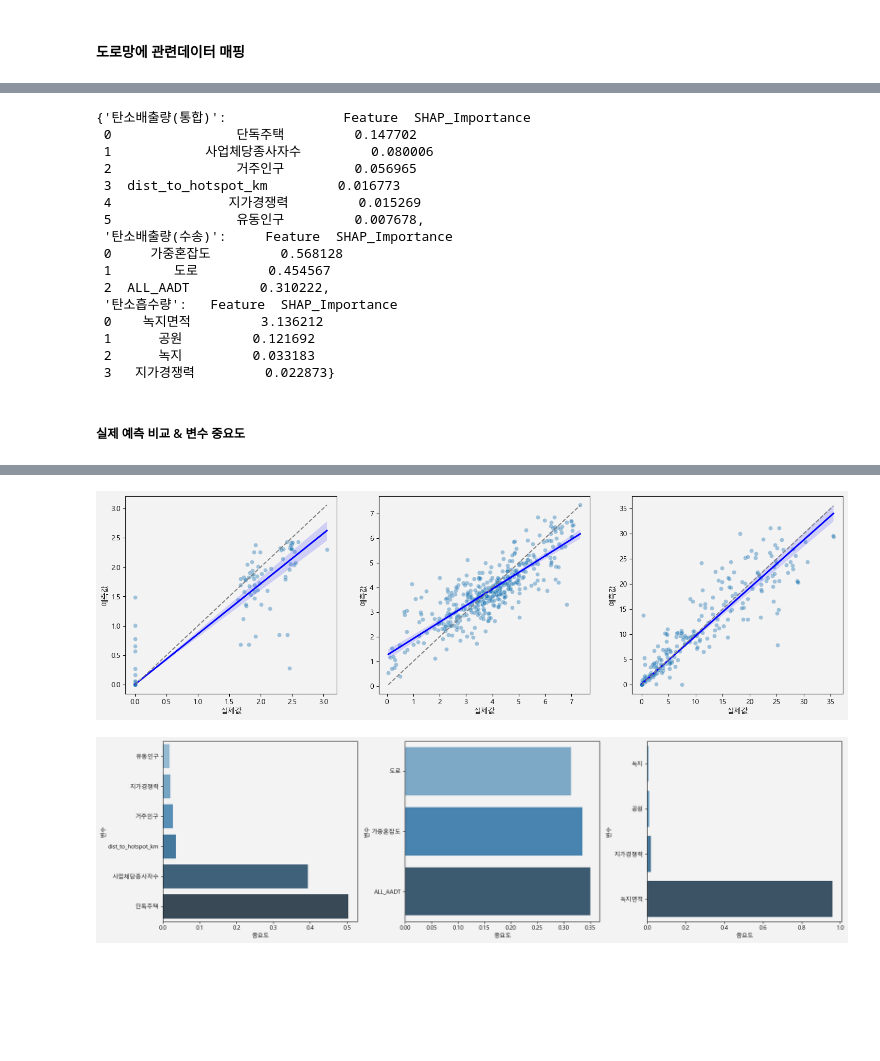
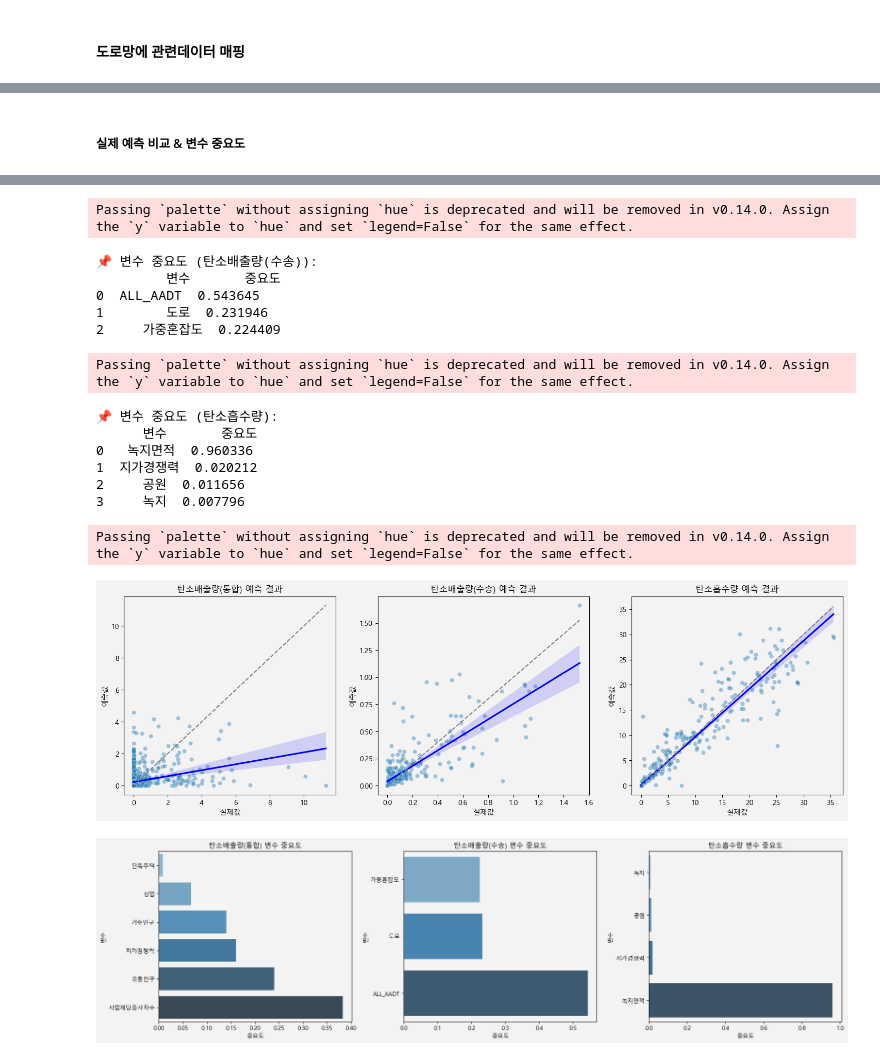
Before and after one commit to DDalaDDula/Forecasting_Carbon_Emissions_in_New_Towns_and_Analyzing_the_Carbon_Reduction_Impact_of_Future_Mobili, a Jupyter notebook: (1)분석대상지.ipynb, the cells around one changed output, grey strips where cells are left out. Cells and saved outputs as stored; diff of their text form; code cells hidden in the pictures; blank space fills up the shorter version.

```diff
--- a/(1)분석대상지.ipynb
+++ b/(1)분석대상지.ipynb
@@ -1405,6 +1417,7 @@ emission_transport = (
 emission_transport = gpd.GeoDataFrame(emission_transport, geometry='geometry')
 emission_transport = emission_transport.rename(columns={'grid_cd': 'gid', 'road_tco2': '탄소배출량(수송)'})
 emission_transport = emission_transport[['gbn', 'gid', 'geometry', '탄소배출량(수송)']]
+emission_transport['탄소배출량(수송)']   = emission_transport['탄소배출량(수송)'] / 1000 #  1 / 1000 스케일(kg → ton) 오류 보정
 
 # grid_result에 병합 (gid 기준, 좌측조인)
 grid_result = grid_result.merge(
@@ -1471,10 +1466,10 @@ grid_result["탄소배출량(통합)"] = (
     grid_result["탄소배출량(가스)"] +
     grid_result["탄소배출량(난방)"]
 )
-grid_result.drop(columns=["탄소배출량(전기)", "탄소배출량(가스)", "탄소배출량(난방)"], inplace=True)
+#grid_result.drop(columns=["탄소배출량(전기)", "탄소배출량(가스)", "탄소배출량(난방)"], inplace=True)
 
 # Log Scale 변환
-grid_result['탄소배출량(통합)'] = np.log1p(grid_result['탄소배출량(통합)'])
+#grid_result['탄소배출량(통합)'] = np.log1p(grid_result['탄소배출량(통합)'])
 # %%
 # 관심 열
 land_cols = ['기타', '공동주택', '도로', '공원', '녹지', '하천', '상업', '단독주택', '산업']
@@ -1774,12 +1798,12 @@ for i, var in enumerate(target_vars):
     ax = axes[i]
     ax.set_facecolor('#f4f3f3')  # 플롯 영역 배경색
     # 상관계수 계산
-    corr = grid_result['가중혼잡도'].corr(grid_result[var])
+    corr = grid_result['공동주택'].corr(grid_result[var])
     print(f"피어슨 상관계수: {corr:.3f}")
 
     sns.regplot(
         data=grid_result,
-        x='가중혼잡도',
+        x='공동주택',
         y=var,
         ax=ax,
         line_kws={"alpha": 0.6, "color": 'blue'},
@@ -1788,7 +1812,7 @@ for i, var in enumerate(target_vars):
         color='#1f78b4'
     )
 
-    ax.set_xlabel('가중혼잡도')
+    ax.set_xlabel('공동주택')
     ax.set_ylabel(var)
 
 plt.tight_layout()
@@ -1853,7 +1861,7 @@ import numpy as np
 
 # 예측 설정 목록
 targets = {
-    '탄소배출량(통합)': ['거주인구', '유동인구', 'dist_to_hotspot_km', '사업체당종사자수', '지가경쟁력', '단독주택'],
+    '탄소배출량(통합)': ['거주인구', '유동인구', '사업체당종사자수', '지가경쟁력', '상업', '단독주택'],
     '탄소배출량(수송)': ['ALL_AADT', '가중혼잡도', '도로'],
     '탄소흡수량': ['지가경쟁력', '공원', '녹지', '녹지면적']
 }
@@ -1874,7 +1882,13 @@ for target, features in targets.items():
     # ✅ 이상값 제거는 '탄소배출량(통합)'만 수행
     if target == '탄소배출량(통합)':
         for var in features:
-            df = df[~((df[var] == 0) & (df[target] > 0))]
+            df = df[
+        ~(
+            #((grid_result[var] == 0) & (grid_result[var] > 0)) |
+            ((grid_result[var] > 0) & (grid_result[var] == 0))
+        )
+    ]
+
 
     # 학습/테스트 분할
     X = df[features]
@@ -1987,22 +1941,3 @@ for target, features in targets.items():
-# %%
-shap_values_all
-# %% [output]
-{'탄소배출량(통합)':               Feature  SHAP_Importance
- 0                단독주택         0.147702
- 1            사업체당종사자수         0.080006
- 2                거주인구         0.056965
- 3  dist_to_hotspot_km         0.016773
- 4               지가경쟁력         0.015269
- 5                유동인구         0.007678,
- '탄소배출량(수송)':     Feature  SHAP_Importance
- 0     가중혼잡도         0.568128
- 1        도로         0.454567
- 2  ALL_AADT         0.310222,
- '탄소흡수량':   Feature  SHAP_Importance
- 0    녹지면적         3.136212
- 1      공원         0.121692
- 2      녹지         0.033183
- 3   지가경쟁력         0.022873}
 # %% [markdown]
 ##### 실제 예측 비교 & 변수 중요도
 # %%
@@ -2021,7 +1956,12 @@ for i, (target, features) in enumerate(targets.items()):
     # 이상값 제거: 통합만
     if target == '탄소배출량(통합)':
         for var in features:
-            df = df[~((df[var] == 0) & (df[target] > 0))]
+            df = df[
+        ~(
+            ((grid_result[var] == 0) & (grid_result[var] > 0)) |
+            ((grid_result[var] > 0) & (grid_result[var] == 0))
+        )
+    ]
 
     # 분할
     X = df[features]
@@ -2038,16 +1978,23 @@ for i, (target, features) in enumerate(targets.items()):
     ax.set_facecolor('#f4f3f3')
     sns.scatterplot(x=y_test, y=y_pred, alpha=0.4, ax=ax)
     sns.regplot(x=y_test, y=y_pred, scatter=False, color='blue', ax=ax)
-    ax.plot([y_test.min(), y_test.max()], [y_test.min(), y_test.max()], '--', color='gray') # 예측 vs 실제
+    ax.plot([y_test.min(), y_test.max()], [y_test.min(), y_test.max()], '--', color='gray')
     ax.set_xlabel("실제값")
     ax.set_ylabel("예측값")
+    ax.set_title(f"{target} 예측 결과")
+
+    # 변수 중요도 계산 및 출력
+    importances = rf.feature_importances_
+    imp_df = pd.DataFrame({'변수': features, '중요도': importances}).sort_values(by='중요도', ascending=False).reset_index(drop=True)
+
+    print(f"\n📌 변수 중요도 ({target}):")
+    print(imp_df)
 
     # 변수 중요도 시각화
-    importances = rf.feature_importances_
-    imp_df = pd.DataFrame({'변수': features, '중요도': importances}).sort_values(by='중요도', ascending=True)
     ax2 = axes_imp[i]
     ax2.set_facecolor('#f4f3f3')
-    sns.barplot(data=imp_df, x='중요도', y='변수', palette='Blues_d', ax=ax2) # 변수 중요도
+    sns.barplot(data=imp_df.sort_values(by='중요도'), x='중요도', y='변수', palette='Blues_d', ax=ax2)
+    ax2.set_title(f"{target} 변수 중요도")
 
 plt.tight_layout()
 plt.show()
@@ -2068,2 +2010,16 @@ Passing `palette` without assigning `hue` is deprecated and will be removed in v
+Passing `palette` without assigning `hue` is deprecated and will be removed in v0.14.0. Assign the `y` variable to `hue` and set `legend=False` for the same effect.
+📌 변수 중요도 (탄소배출량(수송)):
+         변수       중요도
+0  ALL_AADT  0.543645
+1        도로  0.231946
+2     가중혼잡도  0.224409
+Passing `palette` without assigning `hue` is deprecated and will be removed in v0.14.0. Assign the `y` variable to `hue` and set `legend=False` for the same effect.
+📌 변수 중요도 (탄소흡수량):
+      변수       중요도
+0   녹지면적  0.960336
+1  지가경쟁력  0.020212
+2     공원  0.011656
+3     녹지  0.007796
+Passing `palette` without assigning `hue` is deprecated and will be removed in v0.14.0. Assign the `y` variable to `hue` and set `legend=False` for the same effect.
-[figure, old version]
+[figure, new version]
-[figure, old version]
+[figure, new version]
```
Also changed, not shown: parts of 22 cells of this notebook, 7 other files.
